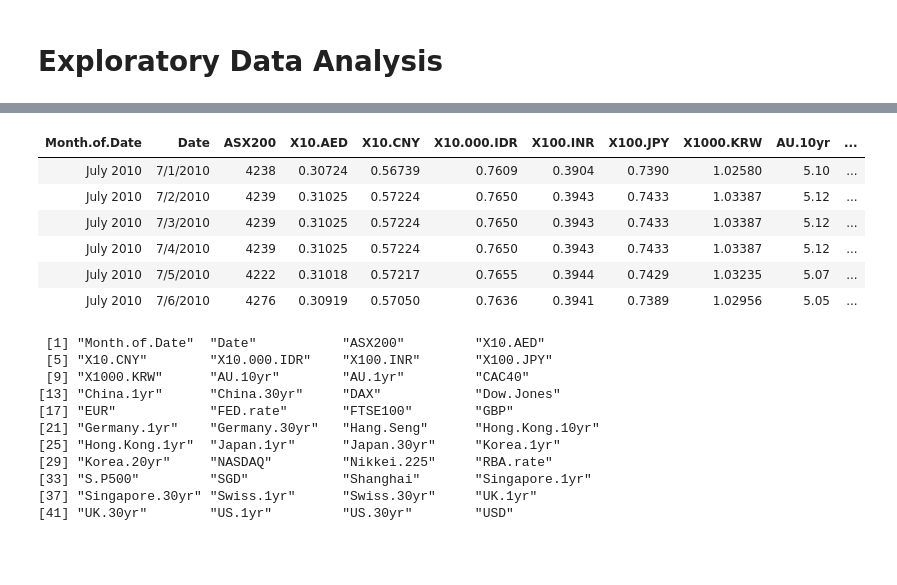
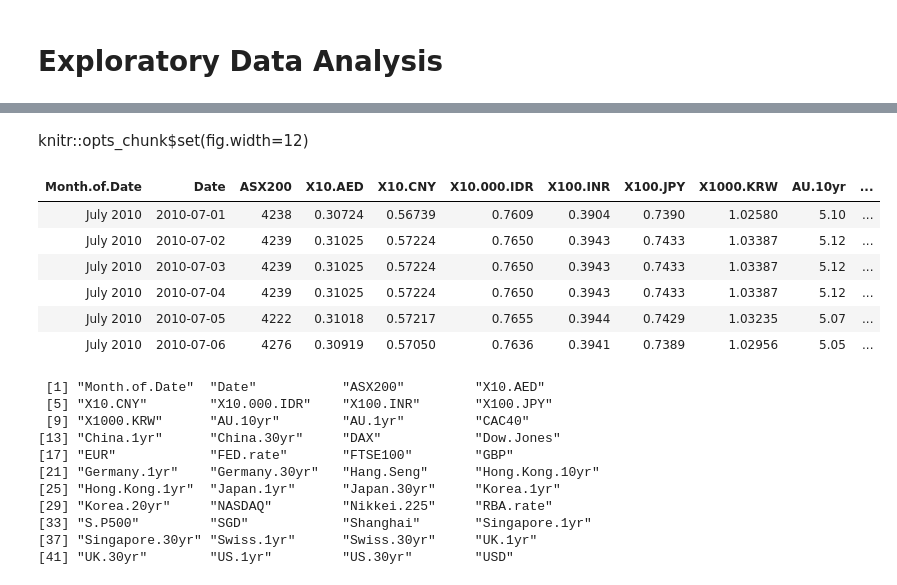
Before and after one commit to HumayunTiwana/MGT6203_Project_Team8, a Jupyter notebook: EDA.ipynb, the cells around one changed output, grey strips where cells are left out. Cells and saved outputs as stored; diff of their text form; code cells hidden in the pictures; blank space fills up the shorter version.

```diff
--- a/EDA.ipynb
+++ b/EDA.ipynb
@@ -39,16 +57,19 @@ library(reshape2)
+# %% [markdown]
+knitr::opts_chunk$set(fig.width=12)
 # %%
 # Import the data and look at the first six rows
 ASX200_data <- read.csv(file = 'C:/Users/humay/Downloads/ASX200.csv')
+ASX200_data$Date <- as.Date(ASX200_data$Date, format = "%m/%d/%Y")
 head(ASX200_data)
 colnames(ASX200_data)
 # %% [output]
 | Month.of.Date | Date | ASX200 | X10.AED | X10.CNY | X10.000.IDR | X100.INR | X100.JPY | X1000.KRW | AU.10yr | ... |
-| July 2010 | 7/1/2010 | 4238 | 0.30724 | 0.56739 | 0.7609 | 0.3904 | 0.7390 | 1.02580 | 5.10 | ... |
-| July 2010 | 7/2/2010 | 4239 | 0.31025 | 0.57224 | 0.7650 | 0.3943 | 0.7433 | 1.03387 | 5.12 | ... |
-| July 2010 | 7/3/2010 | 4239 | 0.31025 | 0.57224 | 0.7650 | 0.3943 | 0.7433 | 1.03387 | 5.12 | ... |
-| July 2010 | 7/4/2010 | 4239 | 0.31025 | 0.57224 | 0.7650 | 0.3943 | 0.7433 | 1.03387 | 5.12 | ... |
-| July 2010 | 7/5/2010 | 4222 | 0.31018 | 0.57217 | 0.7655 | 0.3944 | 0.7429 | 1.03235 | 5.07 | ... |
-| July 2010 | 7/6/2010 | 4276 | 0.30919 | 0.57050 | 0.7636 | 0.3941 | 0.7389 | 1.02956 | 5.05 | ... |
+| July 2010 | 2010-07-01 | 4238 | 0.30724 | 0.56739 | 0.7609 | 0.3904 | 0.7390 | 1.02580 | 5.10 | ... |
+| July 2010 | 2010-07-02 | 4239 | 0.31025 | 0.57224 | 0.7650 | 0.3943 | 0.7433 | 1.03387 | 5.12 | ... |
+| July 2010 | 2010-07-03 | 4239 | 0.31025 | 0.57224 | 0.7650 | 0.3943 | 0.7433 | 1.03387 | 5.12 | ... |
+| July 2010 | 2010-07-04 | 4239 | 0.31025 | 0.57224 | 0.7650 | 0.3943 | 0.7433 | 1.03387 | 5.12 | ... |
+| July 2010 | 2010-07-05 | 4222 | 0.31018 | 0.57217 | 0.7655 | 0.3944 | 0.7429 | 1.03235 | 5.07 | ... |
+| July 2010 | 2010-07-06 | 4276 | 0.30919 | 0.57050 | 0.7636 | 0.3941 | 0.7389 | 1.02956 | 5.05 | ... |
  [1] "Month.of.Date"  "Date"           "ASX200"         "X10.AED"
  [5] "X10.CNY"        "X10.000.IDR"    "X100.INR"       "X100.JPY"
  [9] "X1000.KRW"      "AU.10yr"        "AU.1yr"         "CAC40"
```
Also changed, not shown: parts of 10 cells of this notebook.
